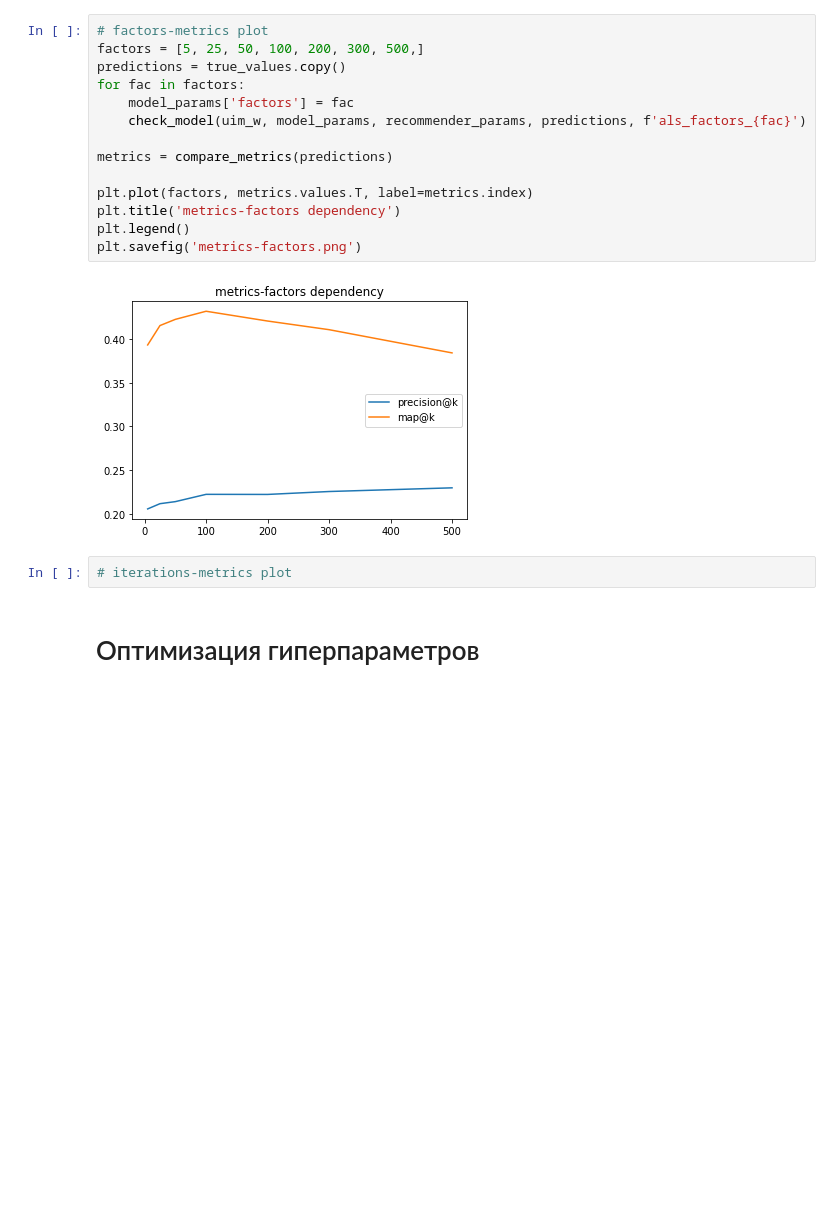
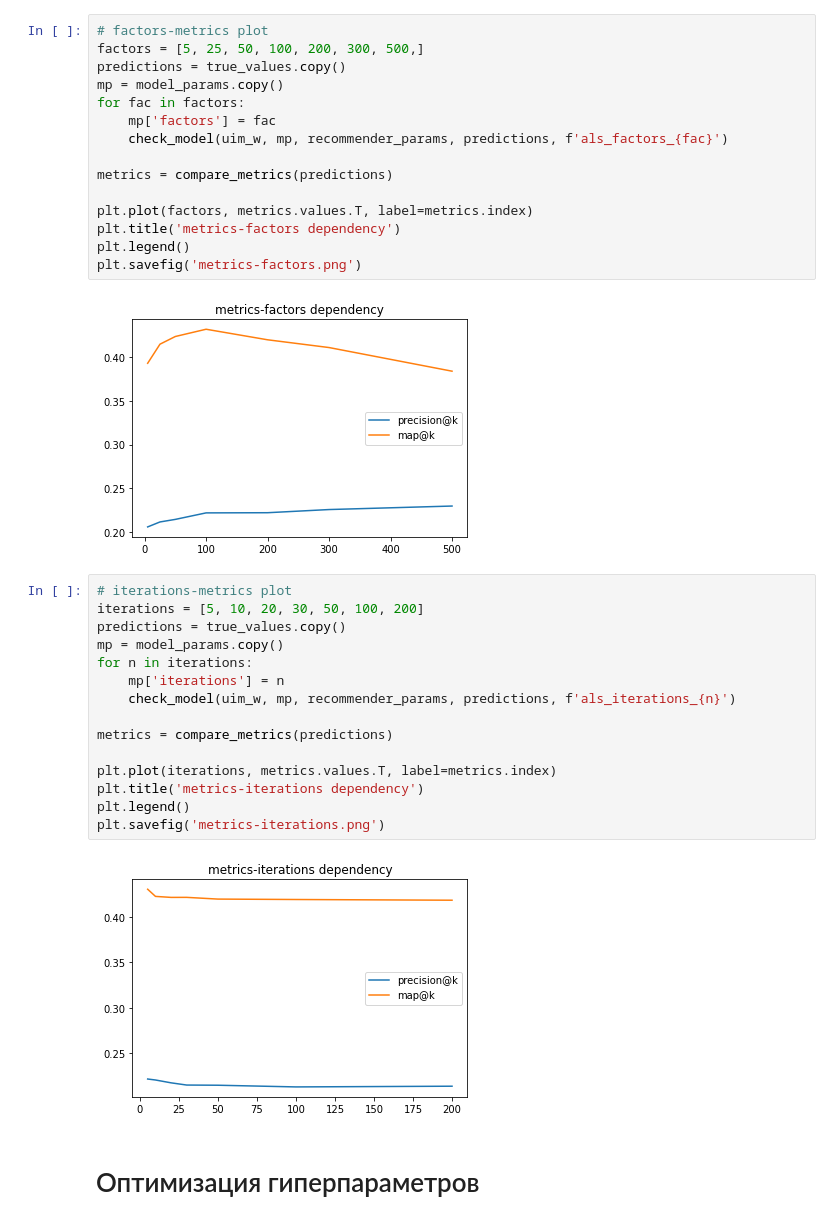
Before and after one commit to j2cry/gb_recommends, a Jupyter notebook: hw3/hw3.ipynb, the cells around one changed output. Drawn from its saved outputs; the diff is of its cells as text; blank space fills up the shorter version.

Commit message:
hw3: metrics-iterations figure

```diff
--- a/hw3/hw3.ipynb
+++ b/hw3/hw3.ipynb
@@ -479,9 +479,10 @@ uim_w = load_npz('actual_uim.npz')
 # factors-metrics plot
 factors = [5, 25, 50, 100, 200, 300, 500,]
 predictions = true_values.copy()
+mp = model_params.copy()
 for fac in factors:
-    model_params['factors'] = fac
-    check_model(uim_w, model_params, recommender_params, predictions, f'als_factors_{fac}')
+    mp['factors'] = fac
+    check_model(uim_w, mp, recommender_params, predictions, f'als_factors_{fac}')
 
 metrics = compare_metrics(predictions)
 
@@ -491,8 +492,23 @@ plt.legend()
 plt.savefig('metrics-factors.png')
 # %% [output]
 [figure]
-# %%
-# iterations-metrics plot
+# %%
+# iterations-metrics plot
+iterations = [5, 10, 20, 30, 50, 100, 200]
+predictions = true_values.copy()
+mp = model_params.copy()
+for n in iterations:
+    mp['iterations'] = n
+    check_model(uim_w, mp, recommender_params, predictions, f'als_iterations_{n}')
+
+metrics = compare_metrics(predictions)
+
+plt.plot(iterations, metrics.values.T, label=metrics.index)
+plt.title('metrics-iterations dependency')
+plt.legend()
+plt.savefig('metrics-iterations.png')
+# %% [output]
+[figure, added]
 # %% [markdown]
 # Оптимизация гиперпараметров
 # %%
```
Also changed, not shown: parts of 1 cell of this notebook, 1 other file.
